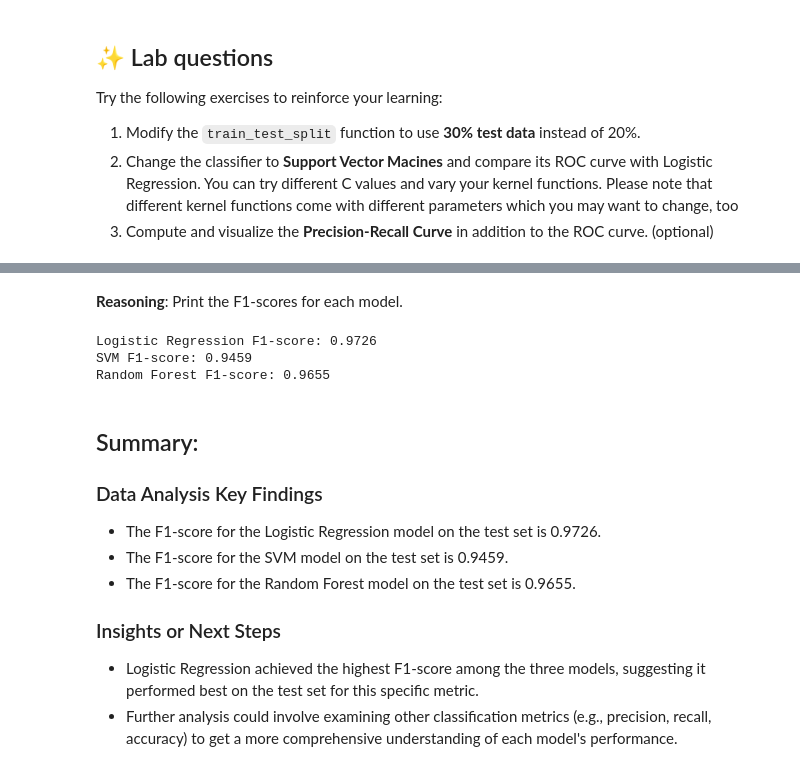
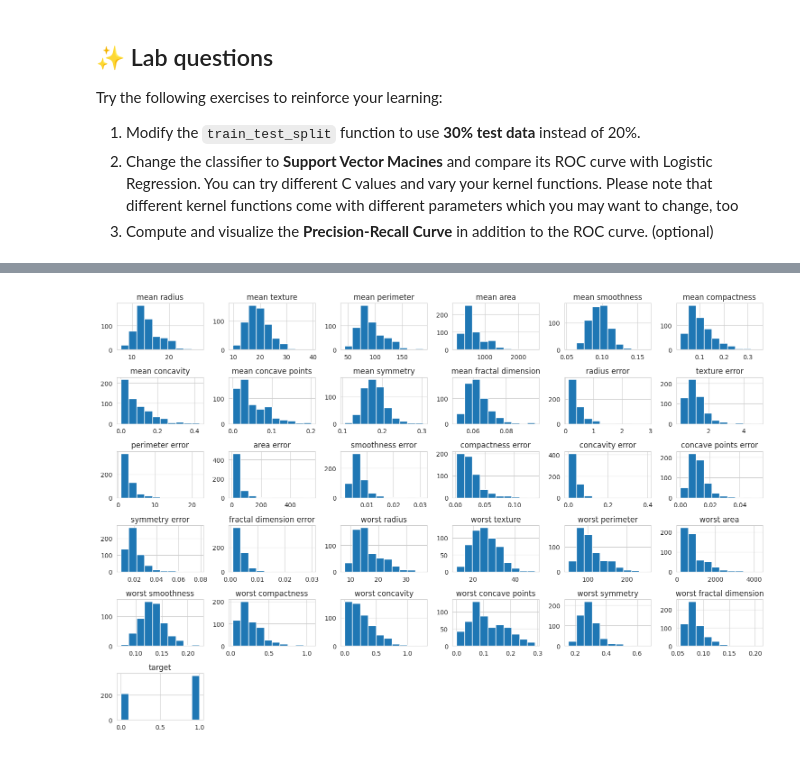
Before and after one commit to Dejisimple/CSC-587_Colabs, a Jupyter notebook: Copy_of_train_test_split_crossval_roc.ipynb, the cells around one changed output, grey strips where cells are left out. Saved outputs shown, nothing was run; the diff lists cells and outputs as text; code cells hidden in the pictures.

```diff
--- a/Copy_of_train_test_split_crossval_roc.ipynb
+++ b/Copy_of_train_test_split_crossval_roc.ipynb
@@ -322,24 +195,7 @@ Print the calculated F1-scores for each model.
-# %% [markdown]
-**Reasoning**:
-Print the F1-scores for each model.
-# %%
-print(f"Logistic Regression F1-score: {lr_f1:.4f}")
-print(f"SVM F1-score: {svm_f1:.4f}")
-print(f"Random Forest F1-score: {rf_f1:.4f}")
-# %% [output]
-Logistic Regression F1-score: 0.9726
-SVM F1-score: 0.9459
-Random Forest F1-score: 0.9655
-# %% [markdown]
-## Summary:
-
-### Data Analysis Key Findings
-
-*   The F1-score for the Logistic Regression model on the test set is 0.9726.
-*   The F1-score for the SVM model on the test set is 0.9459.
-*   The F1-score for the Random Forest model on the test set is 0.9655.
-
-### Insights or Next Steps
-
-*   Logistic Regression achieved the highest F1-score among the three models, suggesting it performed best on the test set for this specific metric.
-*   Further analysis could involve examining other classification metrics (e.g., precision, recall, accuracy) to get a more comprehensive understanding of each model's performance.
+# %%
+# Create histograms for each feature
+df.hist(figsize=(15, 10))
+plt.tight_layout()
+plt.show()
+# %% [output]
+[figure, added]
```
Also changed, not shown: parts of 31 cells of this notebook.
